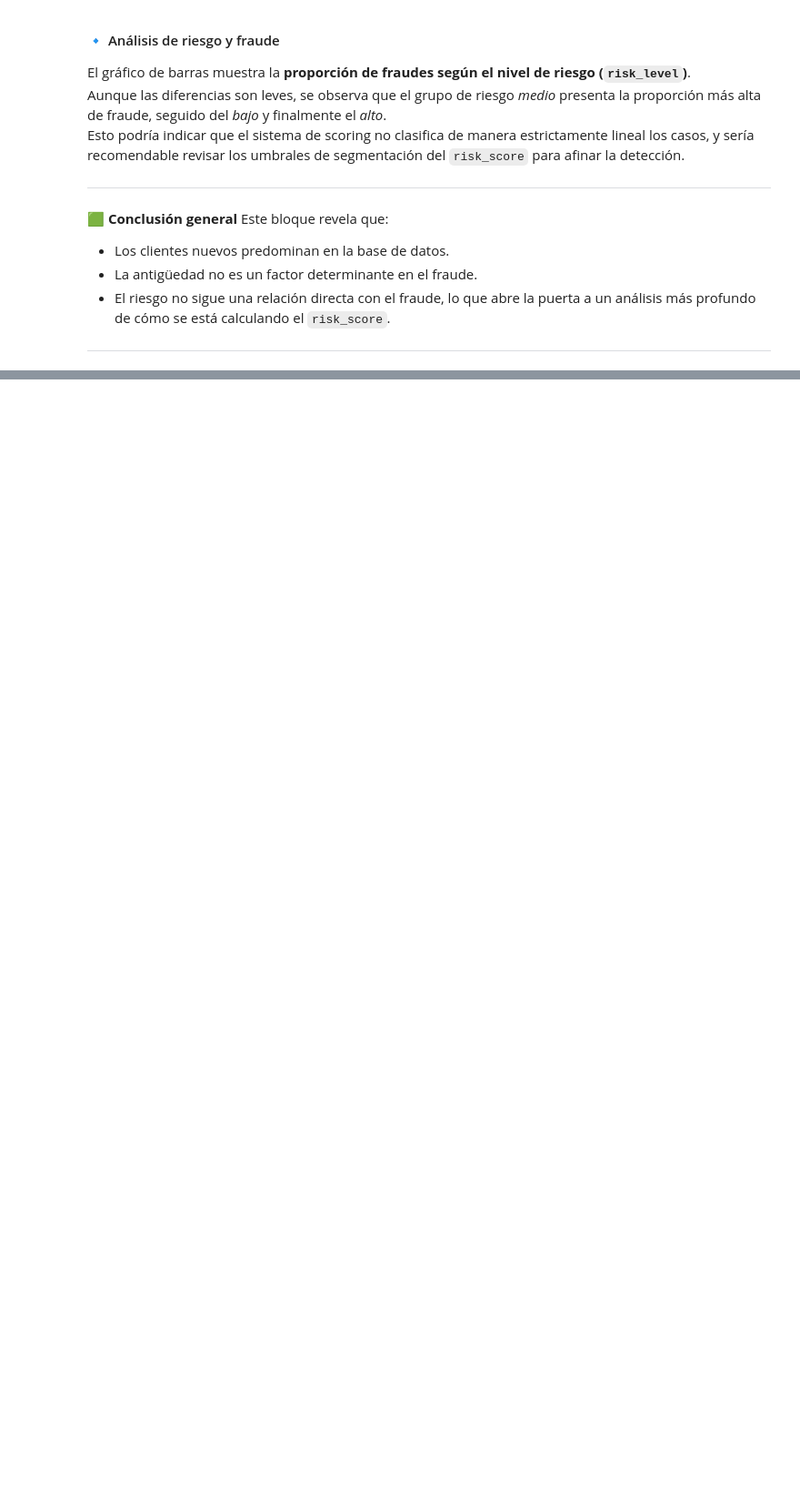
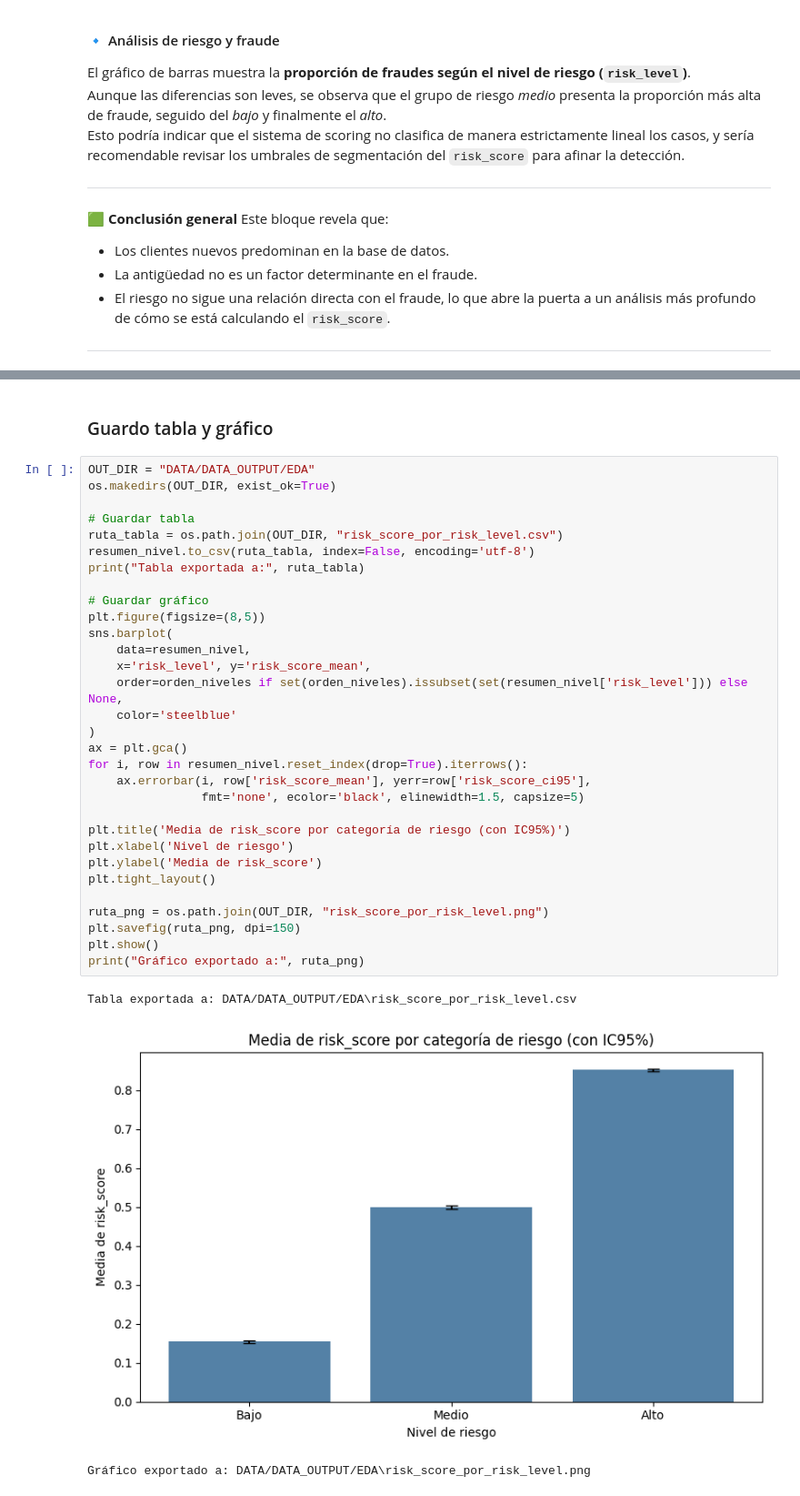
Before and after one commit to PatriciaMerinero/Proyecto_Final_Data_Analytics, a Jupyter notebook: NOTEBOOKS/03_EDA_ANALISIS_DESCRIPTIVO.ipynb, the cells around one changed output, grey strips where cells are left out. Shown at 91% size. Saved outputs shown, nothing was run; the diff lists cells and outputs as text; blank space fills up the shorter version.

```diff
--- a/NOTEBOOKS/03_EDA_ANALISIS_DESCRIPTIVO.ipynb
+++ b/NOTEBOOKS/03_EDA_ANALISIS_DESCRIPTIVO.ipynb
@@ -530,0 +743,37 @@ Este bloque revela que:
+# %% [markdown]
+### Guardo tabla y gráfico
+# %%
+OUT_DIR = "DATA/DATA_OUTPUT/EDA"
+os.makedirs(OUT_DIR, exist_ok=True)
+
+# Guardar tabla
+ruta_tabla = os.path.join(OUT_DIR, "risk_score_por_risk_level.csv")
+resumen_nivel.to_csv(ruta_tabla, index=False, encoding='utf-8')
+print("Tabla exportada a:", ruta_tabla)
+
+# Guardar gráfico
+plt.figure(figsize=(8,5))
+sns.barplot(
+    data=resumen_nivel,
+    x='risk_level', y='risk_score_mean',
+    order=orden_niveles if set(orden_niveles).issubset(set(resumen_nivel['risk_level'])) else None,
+    color='steelblue'
+)
+ax = plt.gca()
+for i, row in resumen_nivel.reset_index(drop=True).iterrows():
+    ax.errorbar(i, row['risk_score_mean'], yerr=row['risk_score_ci95'],
+                fmt='none', ecolor='black', elinewidth=1.5, capsize=5)
+
+plt.title('Media de risk_score por categoría de riesgo (con IC95%)')
+plt.xlabel('Nivel de riesgo')
+plt.ylabel('Media de risk_score')
+plt.tight_layout()
+
+ruta_png = os.path.join(OUT_DIR, "risk_score_por_risk_level.png")
+plt.savefig(ruta_png, dpi=150)
+plt.show()
+print("Gráfico exportado a:", ruta_png)
+# %% [output]
+Tabla exportada a: DATA/DATA_OUTPUT/EDA\risk_score_por_risk_level.csv
+[figure, added]
+Gráfico exportado a: DATA/DATA_OUTPUT/EDA\risk_score_por_risk_level.png
```
Also changed, not shown: parts of 43 cells of this notebook, 11 other files.
